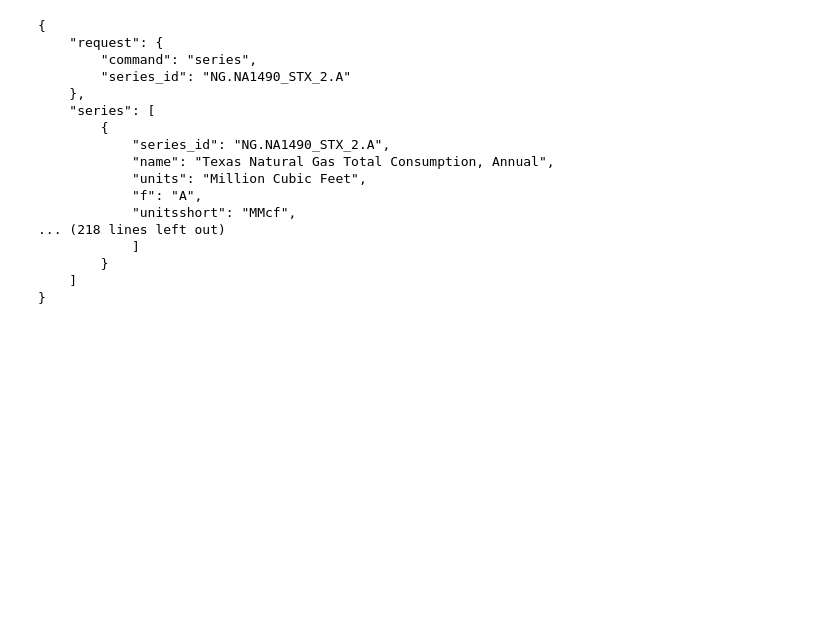
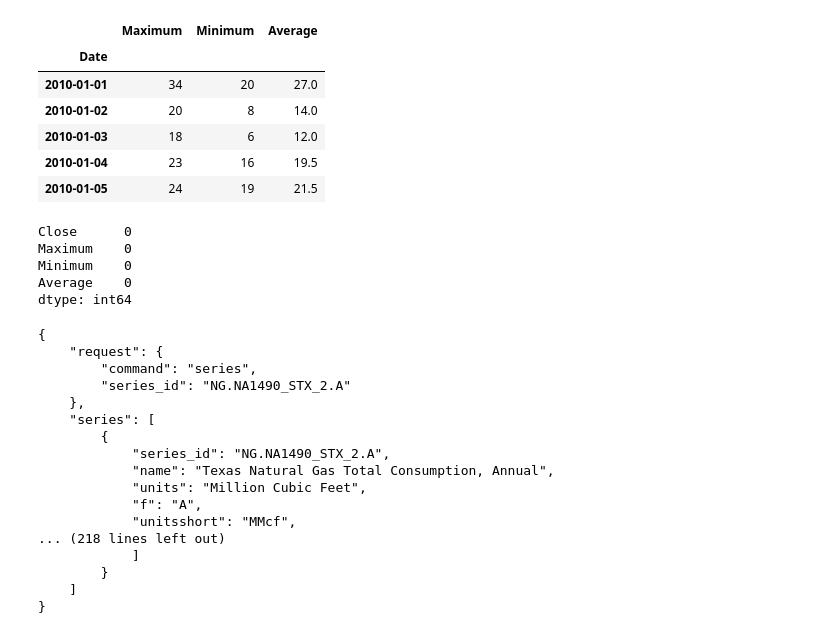
Before and after one commit to SabahatJK/EDA_NG, a Jupyter notebook: test.ipynb, the cells around one changed output. Saved outputs shown, nothing was run; the diff lists cells and outputs as text; code cells hidden in the pictures; blank space fills up the shorter version.

Commit message:
Updated with concat code

```diff
--- a/test.ipynb
+++ b/test.ipynb
@@ -45,3 +47,31 @@ df_historic
+# %%
+# Reading whale returns
+weather_path = Path(r"Data\Pittsburg_Area_Temp_2010-2014.csv")
+weather_data = pd.read_csv(
+    weather_path, index_col="Date", infer_datetime_format=True, parse_dates=True)
+weather_data = weather_data.sort_index()
+
+weather_data = weather_data.drop(["Departure", "HDD", "CDD", "Precipitation", "New Snow", "Snow Depth" ], axis=1)
+
+weather_data.head()
+# %% [output]
+|  | Maximum | Minimum | Average |
+| Date |  |  |  |
+| 2010-01-01 | 34 | 20 | 27.0 |
+| 2010-01-02 | 20 | 8 | 14.0 |
+| 2010-01-03 | 18 | 6 | 12.0 |
+| 2010-01-04 | 23 | 16 | 19.5 |
+| 2010-01-05 | 24 | 19 | 21.5 |
+# %%
+df = pd.concat((df_historic, weather_data), join="inner", axis=1 , sort=True).dropna()
+df
+df.isnull().sum()
+# %% [output]
+Close      0
+Maximum    0
+Minimum    0
+Average    0
+dtype: int64
 # %%
 # Texas Natural Gas Total Consumption, Annual
 series_id = "NG.NA1490_STX_2.A"
```
Also changed, not shown: parts of 3 cells of this notebook.
